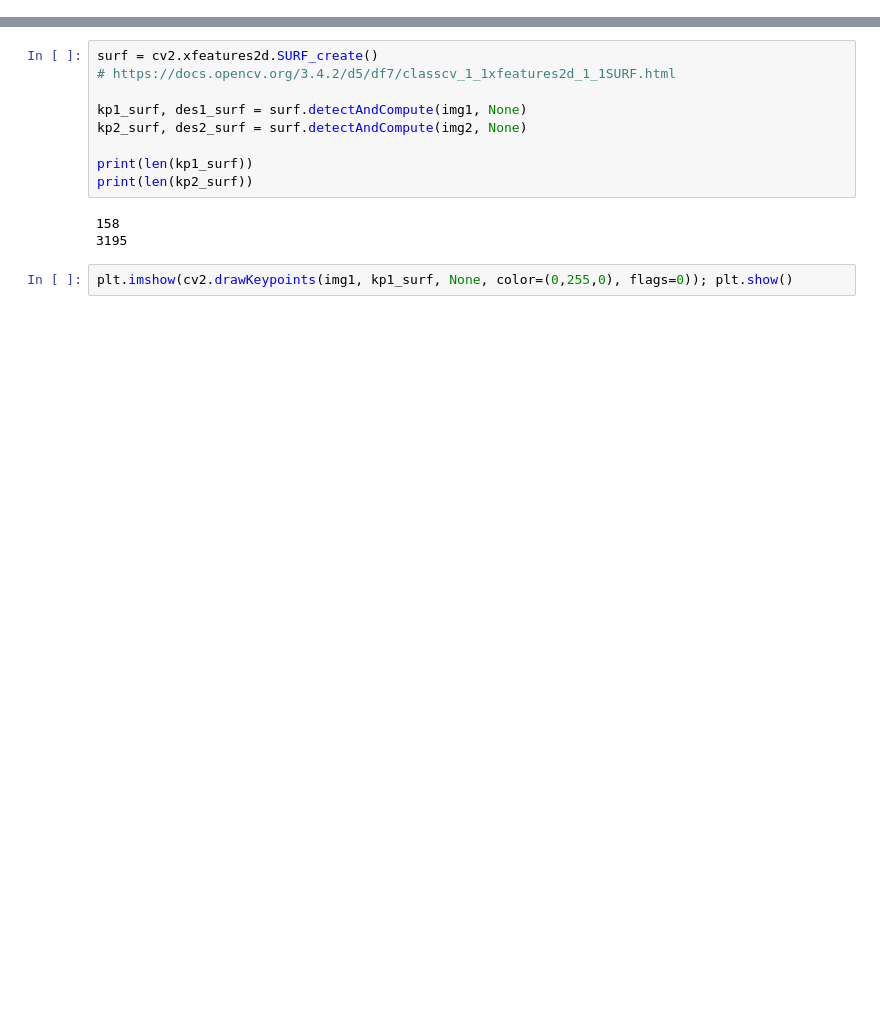
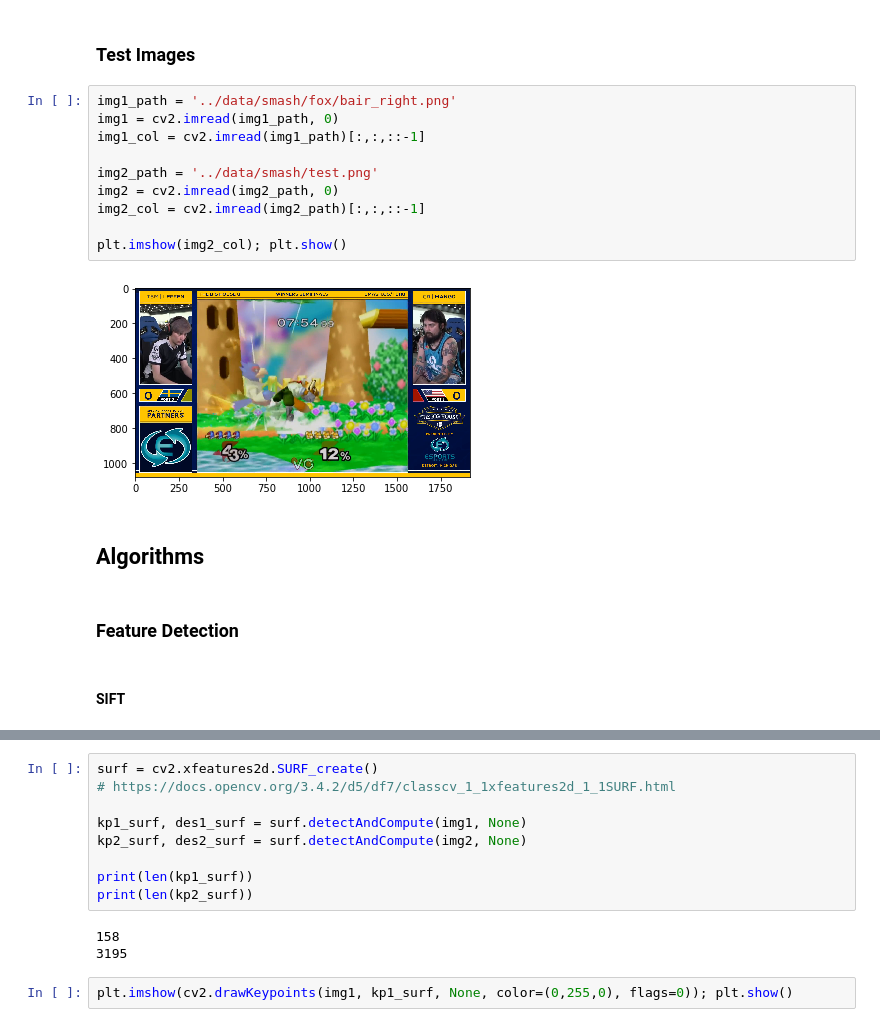
Before and after one commit to josephcappadona/automated-CV-analytics, a Jupyter notebook: src/opencv.ipynb, the cells around one changed output, grey strips where cells are left out. Cells and saved outputs as stored; diff of their text form; blank space fills up the shorter version.

```diff
--- a/src/opencv.ipynb
+++ b/src/opencv.ipynb
@@ -95,0 +87,20 @@ plt.imshow(cv2.drawKeypoints(img2, kp2_sift, None, color=(0,255,0), flags=0)); p
+# %% [markdown]
+### Test Images
+# %%
+img1_path = '../data/smash/fox/bair_right.png'
+img1 = cv2.imread(img1_path, 0)
+img1_col = cv2.imread(img1_path)[:,:,::-1]
+
+img2_path = '../data/smash/test.png'
+img2 = cv2.imread(img2_path, 0)
+img2_col = cv2.imread(img2_path)[:,:,::-1]
+
+plt.imshow(img2_col); plt.show()
+# %% [output]
+[figure, added]
+# %% [markdown]
+## Algorithms
+# %% [markdown]
+### Feature Detection
+# %% [markdown]
+#### SIFT
```
Also changed, not shown: parts of 94 cells of this notebook, 4 other files.
